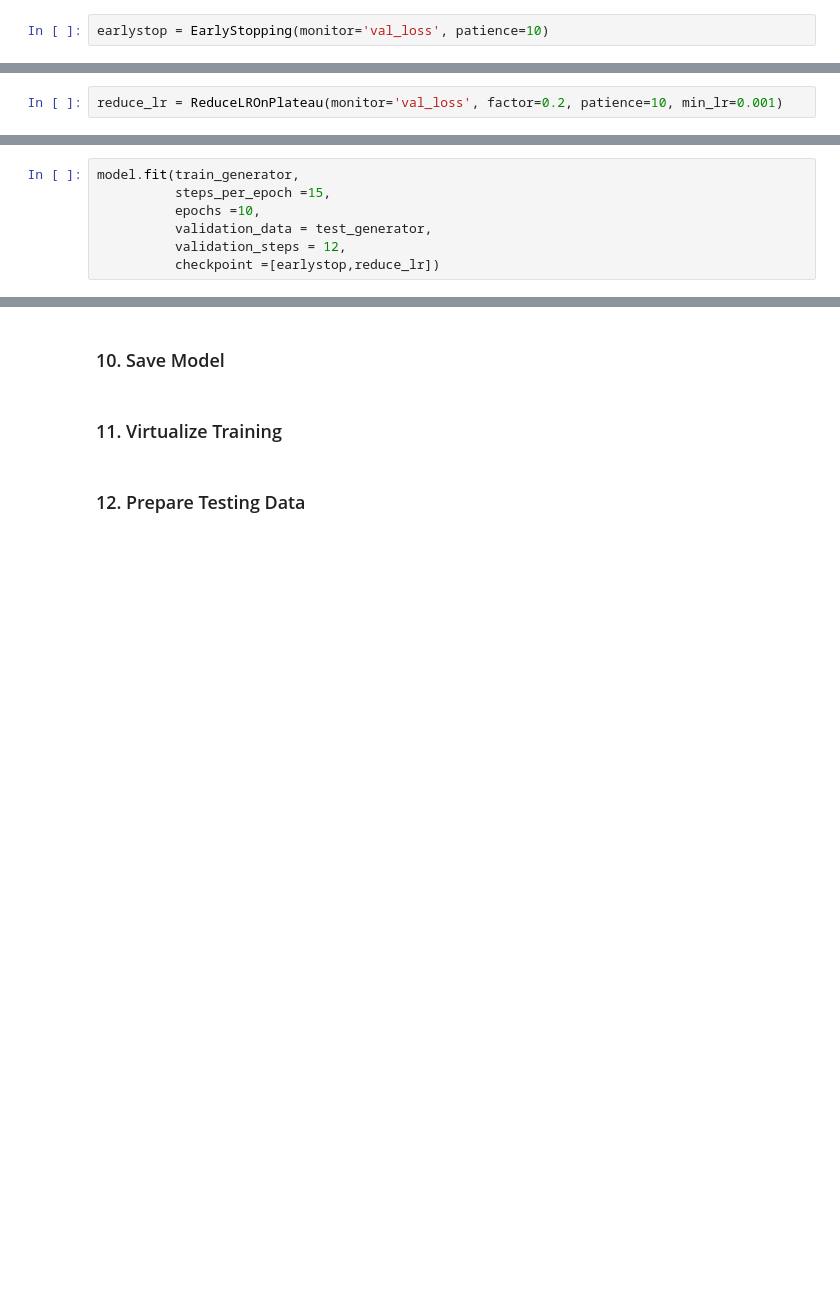
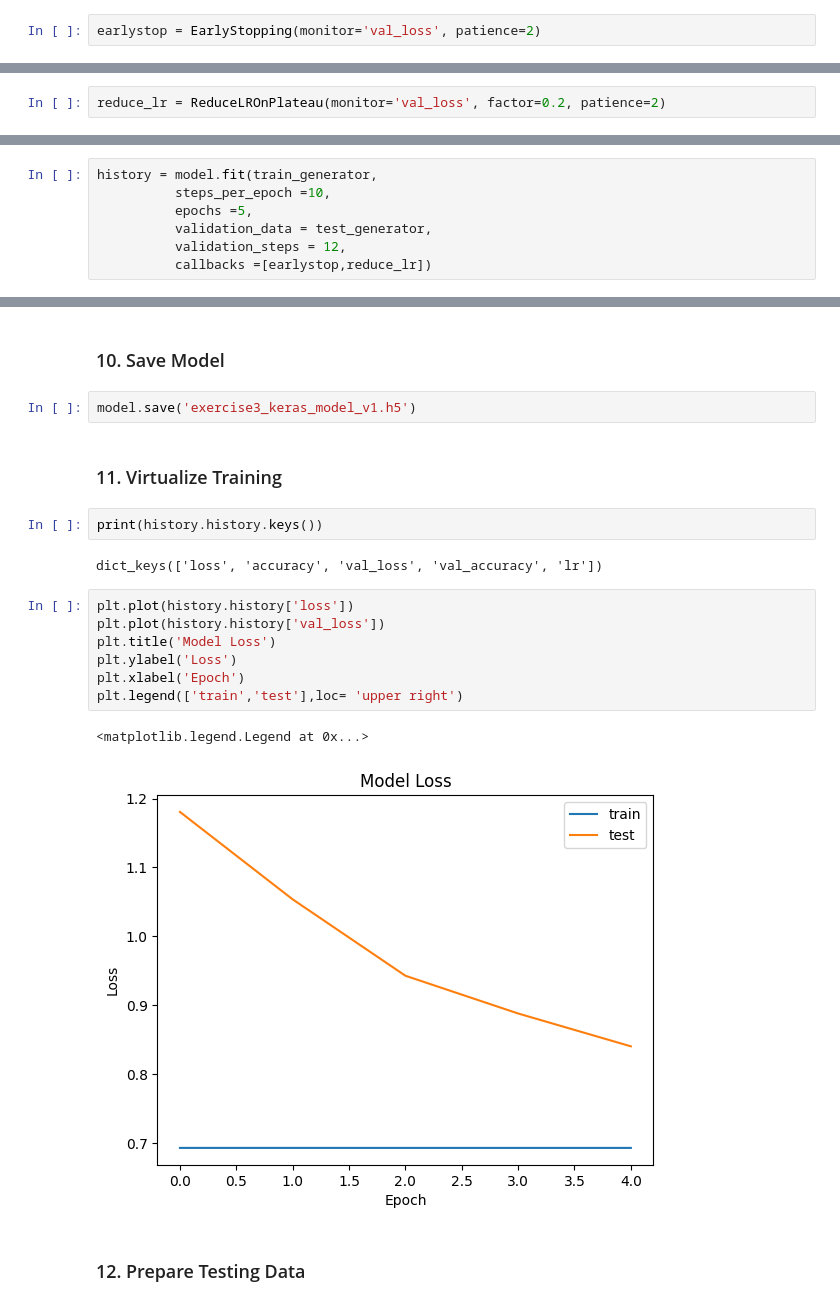
Before and after one commit to akutayaydin/DeepLearning-Gender-Identification-ML-Model, a Jupyter notebook: 3_Keras_CNN_Dog_or_Cat_Classification.ipynb, the cells around one changed output, grey strips where cells are left out. Saved outputs shown, nothing was run; the diff lists cells and outputs as text; blank space fills up the shorter version.

```diff
--- a/3_Keras_CNN_Dog_or_Cat_Classification.ipynb
+++ b/3_Keras_CNN_Dog_or_Cat_Classification.ipynb
@@ -149,13 +149,13 @@ The `monitor` allows you to specify the performance measure to monitor in order
 
 To prevent over fitting we will stop the learning after 10 epochs and val_loss value not decreased
 # %%
-earlystop = EarlyStopping(monitor='val_loss', patience=10)
+earlystop = EarlyStopping(monitor='val_loss', patience=2)
 # %% [markdown]
 **Learning Rate Reduction**
 
 We will reduce the learning rate when then accuracy not increase for 2 steps
 # %%
-reduce_lr = ReduceLROnPlateau(monitor='val_loss', factor=0.2, patience=10, min_lr=0.001)
+reduce_lr = ReduceLROnPlateau(monitor='val_loss', factor=0.2, patience=2)
 # %% [markdown]
 ### 6. Prepare data
 # %% [markdown]
@@ -194,10 +194,10 @@ model.compile(optimizer = 'adam', loss='binary_crossentropy',metrics = ['accurac
 # %% [markdown]
 ### 9. Fit Model
 # %%
-model.fit(train_generator,
-          steps_per_epoch =15,
-          epochs =10,
+history = model.fit(train_generator,
+          steps_per_epoch =10,
+          epochs =5,
           validation_data = test_generator,
           validation_steps = 12,
-          checkpoint =[earlystop,reduce_lr])
+          callbacks =[earlystop,reduce_lr])
 # %% [output]
@@ -206,7 +214,23 @@ Epoch 1/10
 # %% [markdown]
 ### 10. Save Model
+# %%
+model.save('exercise3_keras_model_v1.h5')
 # %% [markdown]
 ### 11. Virtualize Training
+# %%
+print(history.history.keys())
+# %% [output]
+dict_keys(['loss', 'accuracy', 'val_loss', 'val_accuracy', 'lr'])
+# %%
+plt.plot(history.history['loss'])
+plt.plot(history.history['val_loss'])
+plt.title('Model Loss')
+plt.ylabel('Loss')
+plt.xlabel('Epoch')
+plt.legend(['train','test'],loc= 'upper right')
+# %% [output]
+<matplotlib.legend.Legend at 0x...>
+[figure, added]
 # %% [markdown]
 ### 12. Prepare Testing Data
 # %% [markdown]
```
Also changed, not shown: parts of 1 cell of this notebook.
